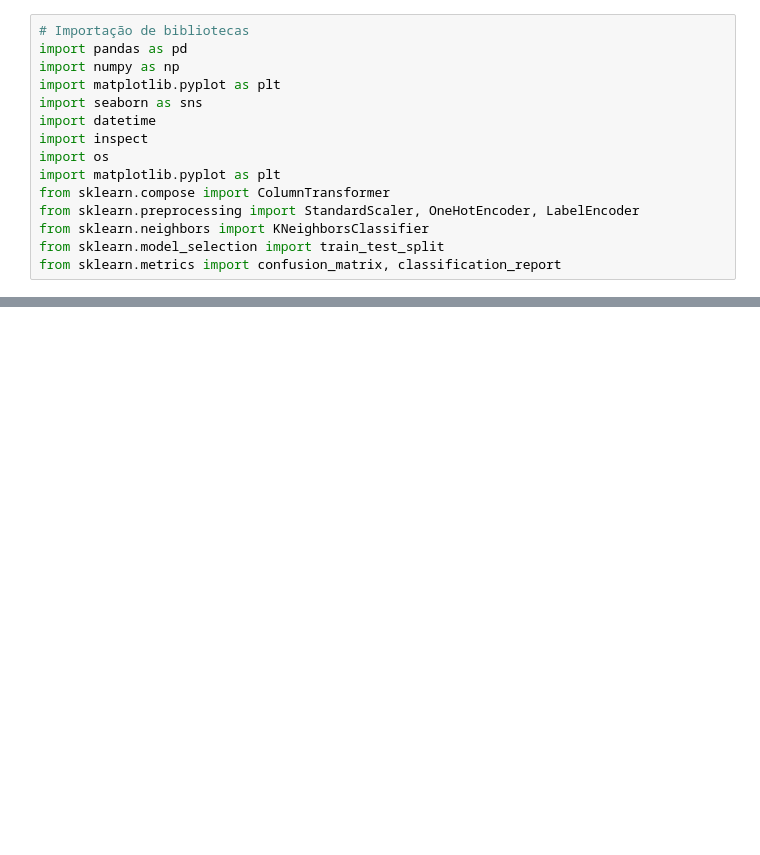
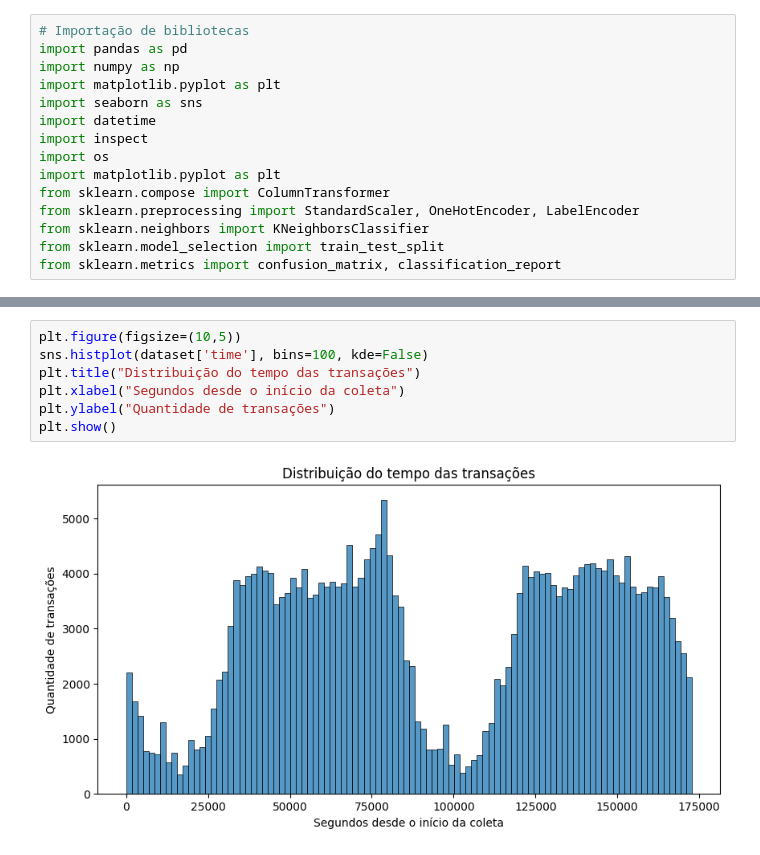
Before and after one commit to Aquiles-Moroni/fraude-cartao-credito, a Jupyter notebook: src/main.ipynb, the cells around one changed output, grey strips where cells are left out. Drawn from its saved outputs; the diff is of its cells as text; blank space fills up the shorter version.

```diff
--- a/src/main.ipynb
+++ b/src/main.ipynb
@@ -50,0 +90,9 @@ def to_valid_date(date):
+# %%
+plt.figure(figsize=(10,5))
+sns.histplot(dataset['time'], bins=100, kde=False)
+plt.title("Distribuição do tempo das transações")
+plt.xlabel("Segundos desde o início da coleta")
+plt.ylabel("Quantidade de transações")
+plt.show()
+# %% [output]
+[figure, added]
```
Also changed, not shown: parts of 12 cells of this notebook.
